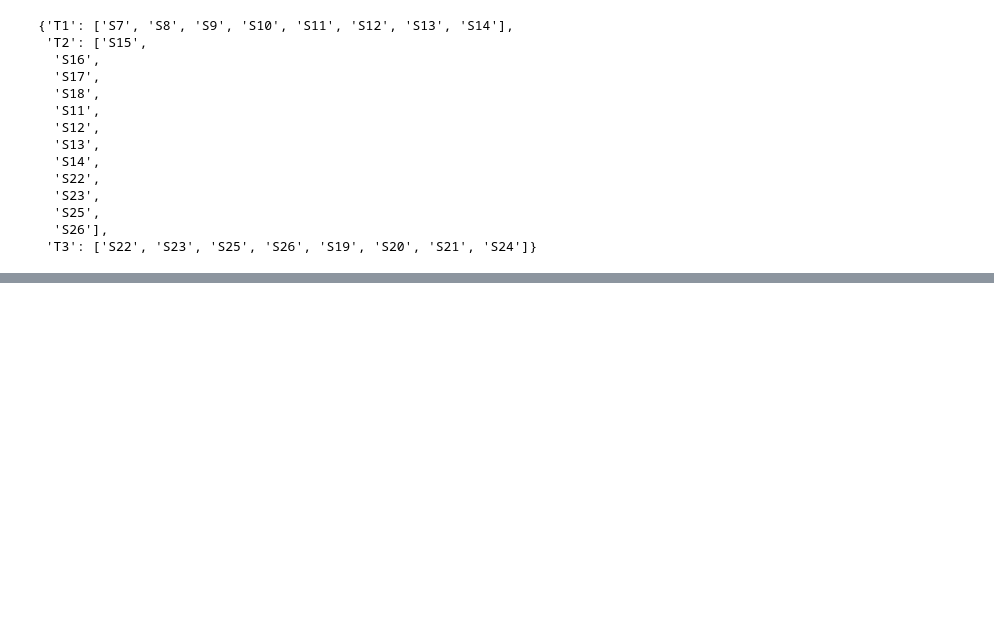
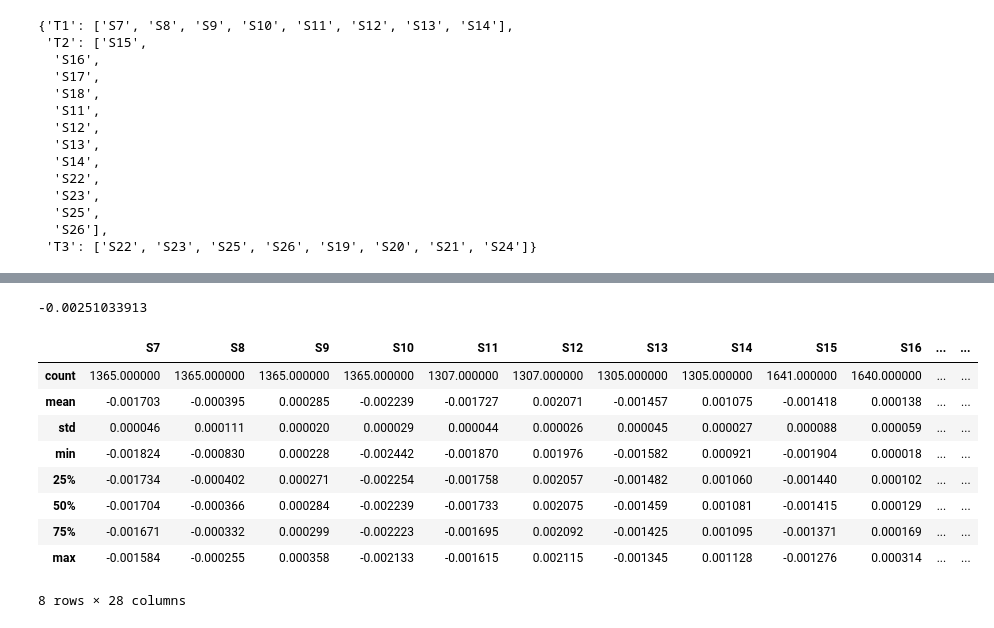
Before and after one commit to Medvedku/Bridges, a Jupyter notebook: 99_Others/SA/03_SLeaf_vs_ALeaf.ipynb, the cells around one changed output, grey strips where cells are left out. Saved outputs shown, nothing was run; the diff lists cells and outputs as text; code cells hidden in the pictures; blank space fills up the shorter version.

```diff
--- a/99_Others/SA/03_SLeaf_vs_ALeaf.ipynb
+++ b/99_Others/SA/03_SLeaf_vs_ALeaf.ipynb
@@ -168,6 +168,3 @@ def create_scatter_plot(df, TLeaf, SLeaf):
 
 # Example usage
 # create_scatter_plot(df, 'T4', 'S27')
-# %%
-# Example usage
-pipeline = generate_pipeline("S27", "T4", 18, 3.11e-9)
@@ -195,16 +319,16 @@ pipeline = generate_pipeline("S27", "T4", 18, 3.11e-9)
 # %%
 import pandas as pd
 
-SLeaf = "S7"
-TLeaf = "T1"
+SLeaf = "S23"
+TLeaf = "T3"
 
 
 # Convert the results to a pandas DataFrame
 df = pd.DataFrame(list(collection.aggregate(
-    generate_pipeline(SLeaf, TLeaf, 60, 3.11e-9))))
-
+    generate_pipeline(SLeaf, TLeaf, 20, 3.11e-9))))
+df = df.dropna()
 # df.head(3)
 
-calculate_pearson_correlation(df, TLeaf, SLeaf),
-create_scatter_plot(df, TLeaf, SLeaf)
+correlation, p_value = calculate_pearson_correlation(df, TLeaf, SLeaf)
+create_scatter_plot(df, TLeaf, SLeaf, correlation, p_value, save=False, show=True)
 # %% [output]
@@ -218,0 +353,40 @@ P-value: 2.9888053554650467e-44
+# %%
+df[f"median_{SLeaf}"].describe()["50%"]
+# %% [output]
+-0.00251033913
+# %%
+# Initialize an empty DataFrame to collect all statistics
+summary_df = pd.DataFrame()
+
+# Iterate over the sensor pairs
+for TLeaf, SLeaf_list in sensor_pairs.items():
+    for SLeaf in SLeaf_list:
+        # Generate the pipeline for the current pair
+        pipeline = generate_pipeline(SLeaf, TLeaf, 20, 3.11e-9)
+
+        # Execute the pipeline and convert results to a DataFrame
+        df = pd.DataFrame(list(collection.aggregate(pipeline)))
+
+        if not df.empty:
+            # Calculate statistics for the strain (SLeaf) column
+            stats_SLeaf = df[f"median_{SLeaf}"].describe()
+
+            # Convert the series to a DataFrame with SLeaf as the column name
+            stats_SLeaf_df = stats_SLeaf.to_frame(name=SLeaf)
+
+            # Append to the summary DataFrame
+            summary_df = pd.concat([summary_df, stats_SLeaf_df], axis=1)
+
+# Display the summary DataFrame
+summary_df
+# %% [output]
+|  | S7 | S8 | S9 | S10 | S11 | S12 | S13 | S14 | S15 | S16 | ... | ... |
+| count | 1365.000000 | 1365.000000 | 1365.000000 | 1365.000000 | 1307.000000 | 1307.000000 | 1305.000000 | 1305.000000 | 1641.000000 | 1640.000000 | ... | ... |
+| mean | -0.001703 | -0.000395 | 0.000285 | -0.002239 | -0.001727 | 0.002071 | -0.001457 | 0.001075 | -0.001418 | 0.000138 | ... | ... |
+| std | 0.000046 | 0.000111 | 0.000020 | 0.000029 | 0.000044 | 0.000026 | 0.000045 | 0.000027 | 0.000088 | 0.000059 | ... | ... |
+| min | -0.001824 | -0.000830 | 0.000228 | -0.002442 | -0.001870 | 0.001976 | -0.001582 | 0.000921 | -0.001904 | 0.000018 | ... | ... |
+| 25% | -0.001734 | -0.000402 | 0.000271 | -0.002254 | -0.001758 | 0.002057 | -0.001482 | 0.001060 | -0.001440 | 0.000102 | ... | ... |
+| 50% | -0.001704 | -0.000366 | 0.000284 | -0.002239 | -0.001733 | 0.002075 | -0.001459 | 0.001081 | -0.001415 | 0.000129 | ... | ... |
+| 75% | -0.001671 | -0.000332 | 0.000299 | -0.002223 | -0.001695 | 0.002092 | -0.001425 | 0.001095 | -0.001371 | 0.000169 | ... | ... |
+| max | -0.001584 | -0.000255 | 0.000358 | -0.002133 | -0.001615 | 0.002115 | -0.001345 | 0.001128 | -0.001276 | 0.000314 | ... | ... |
+8 rows × 28 columns
```
Also changed, not shown: parts of 12 cells of this notebook.
